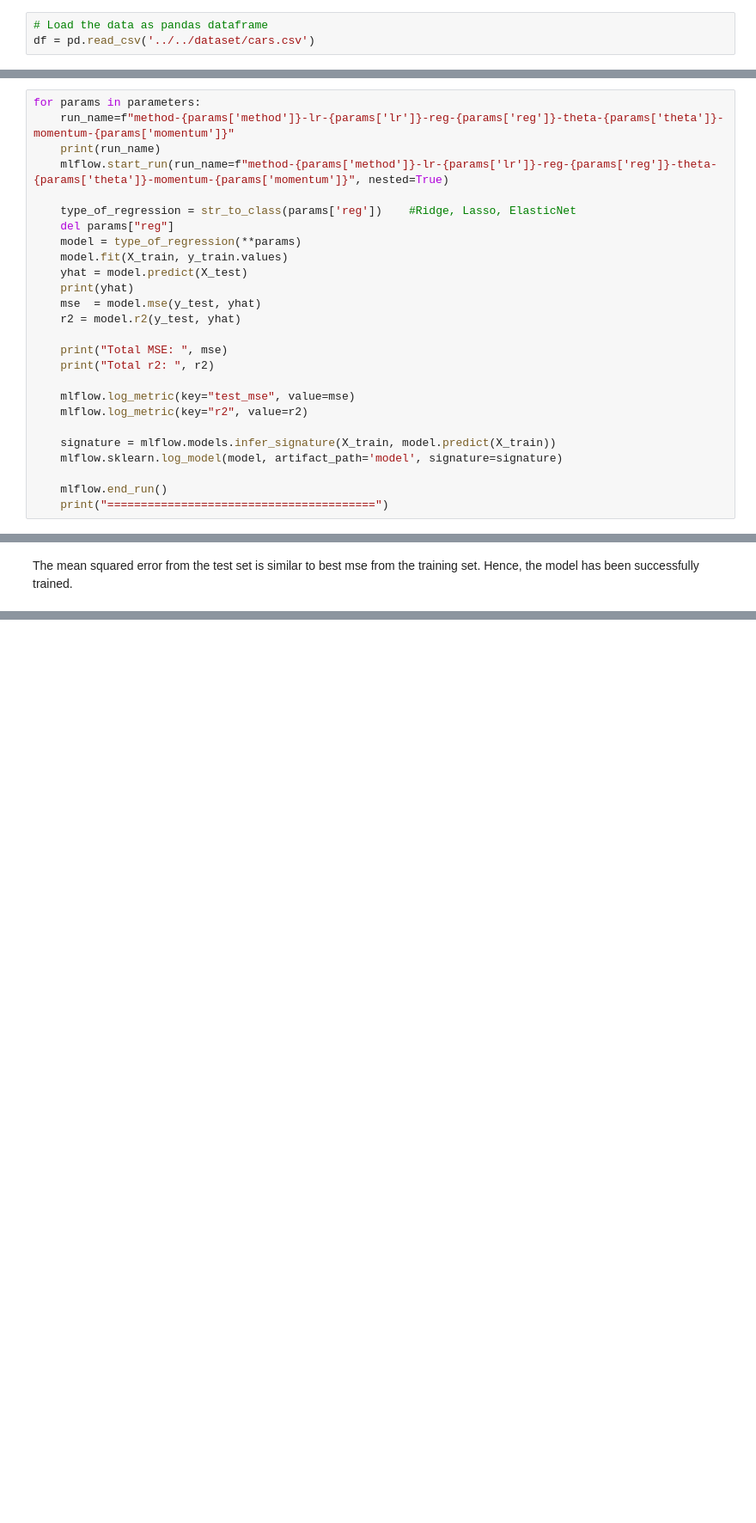
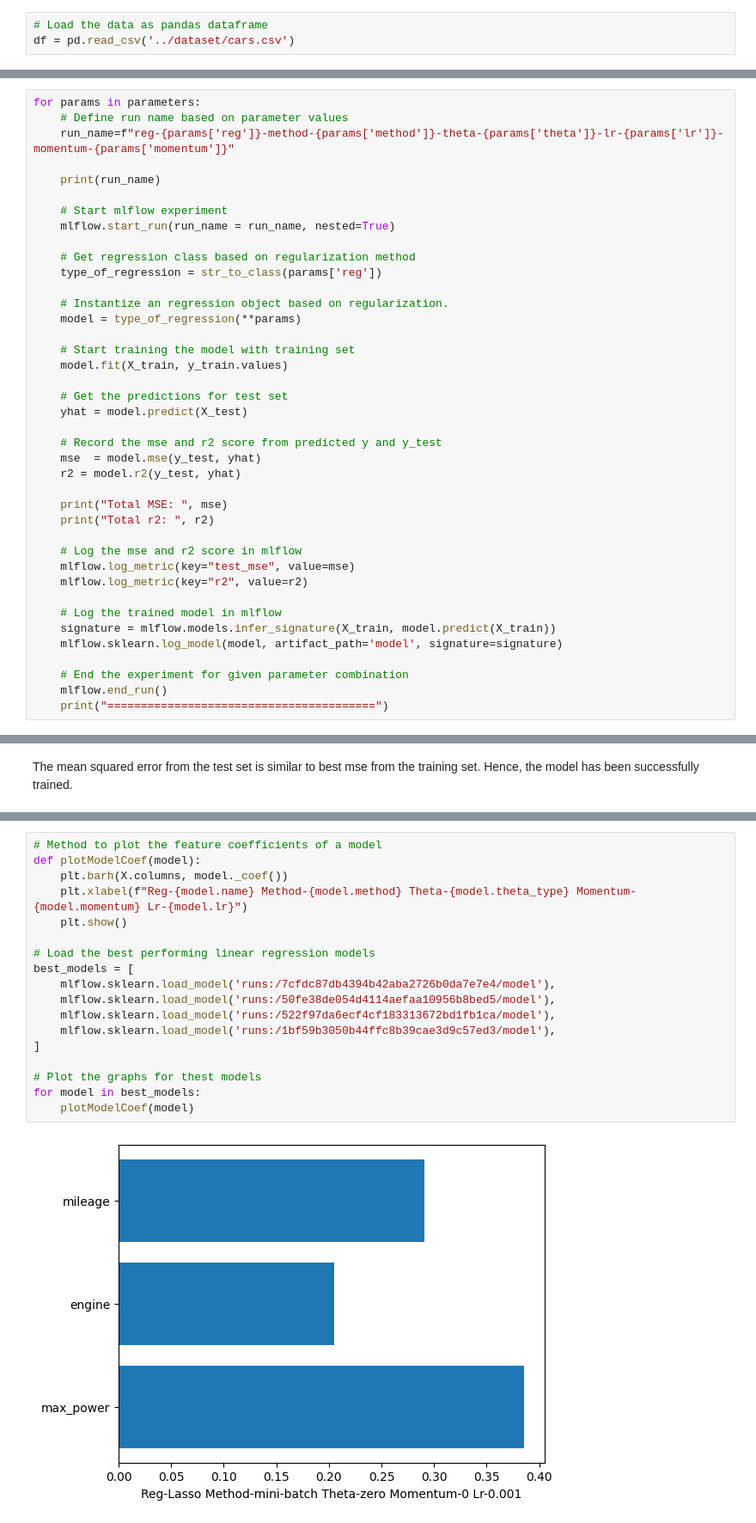
Before and after one commit to scherbatsky-jr/car_price_prediction, a Jupyter notebook: app/code/linear-regression.ipynb, the cells around one changed output, grey strips where cells are left out. Shown at 86% size. Saved outputs shown, nothing was run; the diff lists cells and outputs as text; blank space fills up the shorter version.

```diff
--- a/app/code/notebooks/linear-regression.ipynb
+++ b/app/code/linear-regression.ipynb
@@ -15,7 +15,7 @@ np.__version__, pd.__version__, sns.__version__, matplotlib.__version__
 **1. Load Data**
 # %%
 # Load the data as pandas dataframe
-df = pd.read_csv('../../dataset/cars.csv')
+df = pd.read_csv('../dataset/cars.csv')
 # %%
 # Check the first five rows in the data
 df.head()
@@ -731,27 +740,41 @@ for combo in all_combinations:
 # %%
 for params in parameters:
-    run_name=f"method-{params['method']}-lr-{params['lr']}-reg-{params['reg']}-theta-{params['theta']}-momentum-{params['momentum']}"
+    # Define run name based on parameter values
+    run_name=f"reg-{params['reg']}-method-{params['method']}-theta-{params['theta']}-lr-{params['lr']}-momentum-{params['momentum']}"
+
     print(run_name)
-    mlflow.start_run(run_name=f"method-{params['method']}-lr-{params['lr']}-reg-{params['reg']}-theta-{params['theta']}-momentum-{params['momentum']}", nested=True)
 
-    type_of_regression = str_to_class(params['reg'])    #Ridge, Lasso, ElasticNet
-    del params["reg"]
+    # Start mlflow experiment
+    mlflow.start_run(run_name = run_name, nested=True)
+
+    # Get regression class based on regularization method
+    type_of_regression = str_to_class(params['reg'])
+
+    # Instantize an regression object based on regularization.
     model = type_of_regression(**params)
+
+    # Start training the model with training set
     model.fit(X_train, y_train.values)
+
+    # Get the predictions for test set
     yhat = model.predict(X_test)
-    print(yhat)
+
+    # Record the mse and r2 score from predicted y and y_test
     mse  = model.mse(y_test, yhat)
     r2 = model.r2(y_test, yhat)
 
     print("Total MSE: ", mse)
     print("Total r2: ", r2)
 
+    # Log the mse and r2 score in mlflow
     mlflow.log_metric(key="test_mse", value=mse)
     mlflow.log_metric(key="r2", value=r2)
 
+    # Log the trained model in mlflow
     signature = mlflow.models.infer_signature(X_train, model.predict(X_train))
     mlflow.sklearn.log_model(model, artifact_path='model', signature=signature)
 
+    # End the experiment for given parameter combination
     mlflow.end_run()
     print("========================================")
 # %% [output]
@@ -820,0 +829,20 @@ From above analysis, feature max_power has the most siginifance in predicting th
+# %%
+# Method to plot the feature coefficients of a model
+def plotModelCoef(model):
+    plt.barh(X.columns, model._coef())
+    plt.xlabel(f"Reg-{model.name} Method-{model.method} Theta-{model.theta_type} Momentum-{model.momentum} Lr-{model.lr}")
+    plt.show()
+
+# Load the best performing linear regression models
+best_models = [
+    mlflow.sklearn.load_model('runs:/7cfdc87db4394b42aba2726b0da7e7e4/model'),
+    mlflow.sklearn.load_model('runs:/50fe38de054d4114aefaa10956b8bed5/model'),
+    mlflow.sklearn.load_model('runs:/522f97da6ecf4cf183313672bd1fb1ca/model'),
+    mlflow.sklearn.load_model('runs:/1bf59b3050b44ffc8b39cae3d9c57ed3/model'),
+]
+
+# Plot the graphs for thest models
+for model in best_models:
+    plotModelCoef(model)
+# %% [output]
+[figure, added]
```
Also changed, not shown: parts of 38 cells of this notebook, 9 other files.
